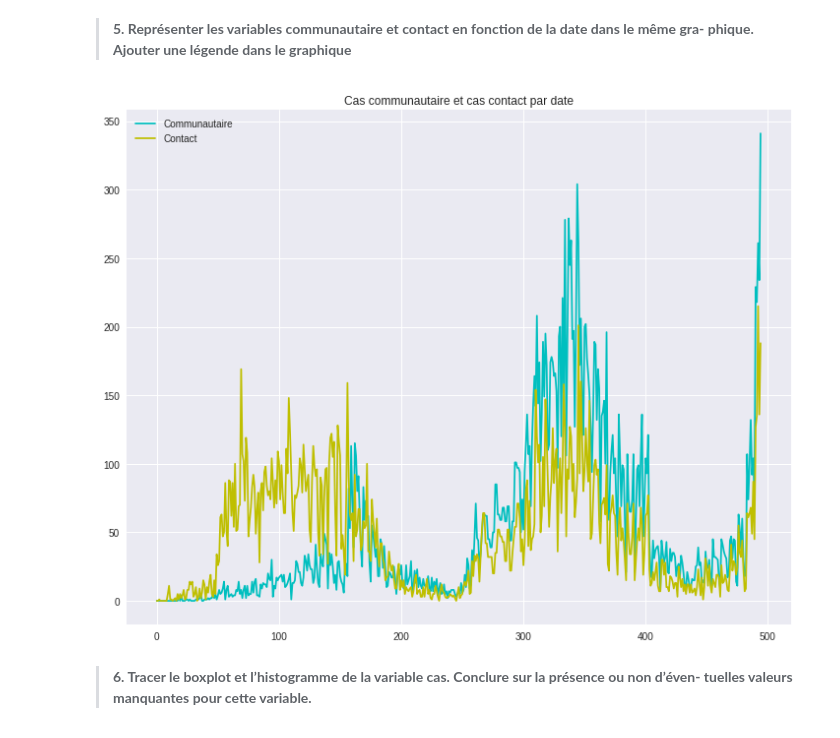
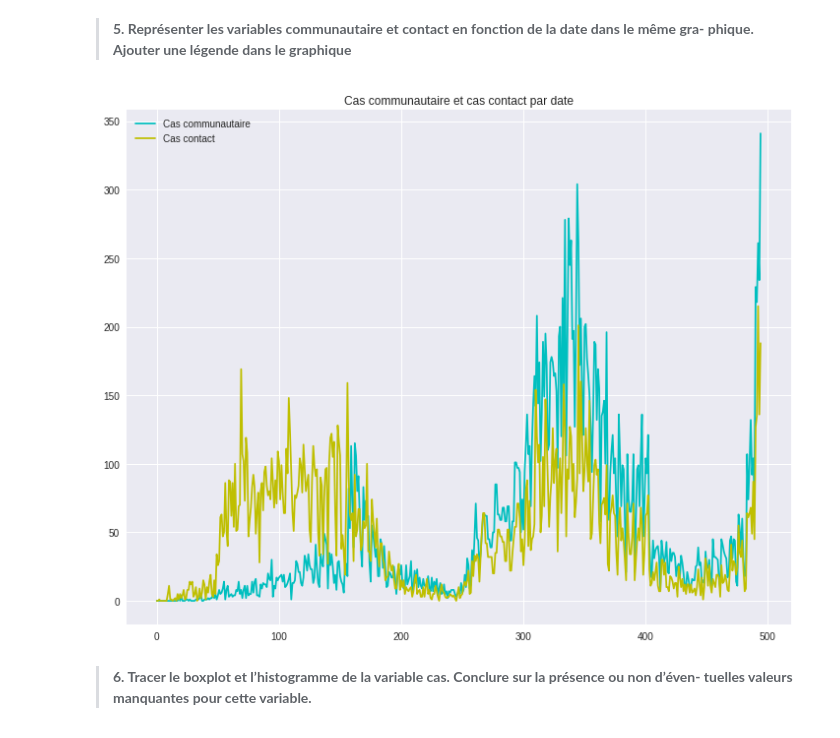
Before and after one commit to ziza595/COVID19_SEN_PROJECT, a Jupyter notebook: exercice1.ipynb, the cells around one changed output. Saved outputs shown, nothing was run; the diff lists cells and outputs as text; code cells hidden in the pictures.

```diff
--- a/exercice1.ipynb
+++ b/exercice1.ipynb
@@ -90,20 +92,20 @@ phique. Ajouter une légende dans le graphique**
 # %%
 communautaires, contacts, dates = df['communautaire'], df['contact'], df['date']
 x_indexes = np.arange(len(dates))
 
 plt.style.use('seaborn')
 plt.figure(figsize=(10,8))
 
-plt.plot(x_indexes, communautaires, color='c', label='Communautaire')
-plt.plot(x_indexes, contacts, color='y', label='Contact')
+plt.plot(x_indexes, communautaires, color='c', label='Cas communautaire')
+plt.plot(x_indexes, contacts, color='y', label='Cas contact')
 
 plt.legend(loc='upper left')
 plt.title('Cas communautaire et cas contact par date')
 # plt.xticks(ticks=x_indexes, labels=dates)
 plt.tight_layout() # tight_layout supprime l'espace perdu autour d'une figure
 plt.show()
 # %% [output]
-[figure, old version]
+[figure, new version]
 # %% [markdown]
 > **6. Tracer le boxplot et l’histogramme de la variable cas. Conclure sur la présence ou non d’éven-
 tuelles valeurs manquantes pour cette variable.**
```
Also changed, not shown: parts of 4 cells of this notebook.
